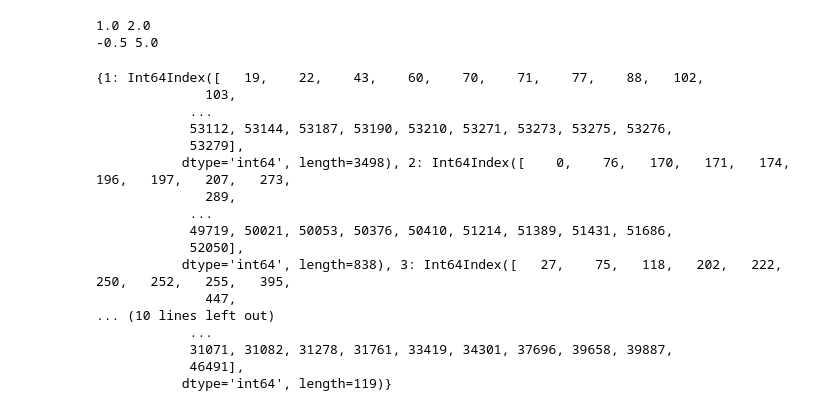
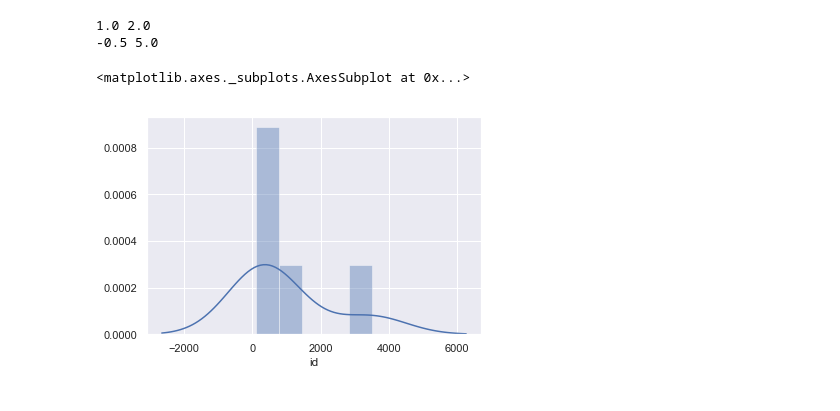
Before and after one commit to aqweteddy/CourseStatistic, a Jupyter notebook: ipAnalsis.ipynb, the cells around one changed output. Saved outputs shown, nothing was run; the diff lists cells and outputs as text; code cells hidden in the pictures.

```diff
--- a/ipAnalsis.ipynb
+++ b/ipAnalsis.ipynb
@@ -117,31 +76,13 @@ print( q1 - 1.5 * iqr, np.ceil(q3 + 1.5 * iqr + 1))
 1.0 2.0
 -0.5 5.0
 # %%
-# df[mask].groupby('len_ip')['id'].count()
 import seaborn as sns
 
 sns.set()
 # fair_user[mask1].groupby('len_ip')['id'].count().plot.kde()
 # print(fair_user[mask1].groupby('len_ip').sum())
-print(fair_user[mask1].groupby('len_ip').groups)
 
-# sns.distplot(fair_user[mask1].groupby('len_ip').count()['id'])
-# fair_user[mask1].groupby('len_ip')['id']
+sns.distplot(fair_user.groupby('len_ip').count()['id'])
 # %% [output]
-{1: Int64Index([   19,    22,    43,    60,    70,    71,    77,    88,   102,
-              103,
-            ...
-            53112, 53144, 53187, 53190, 53210, 53271, 53273, 53275, 53276,
-            53279],
-           dtype='int64', length=3498), 2: Int64Index([    0,    76,   170,   171,   174,   196,   197,   207,   273,
-              289,
-            ...
-            49719, 50021, 50053, 50376, 50410, 51214, 51389, 51431, 51686,
-            52050],
-           dtype='int64', length=838), 3: Int64Index([   27,    75,   118,   202,   222,   250,   252,   255,   395,
-              447,
-... (10 lines left out)
-            ...
-            31071, 31082, 31278, 31761, 33419, 34301, 37696, 39658, 39887,
-            46491],
-           dtype='int64', length=119)}
+<matplotlib.axes._subplots.AxesSubplot at 0x...>
+[figure, added]
```
Also changed, not shown: parts of 13 cells of this notebook.
